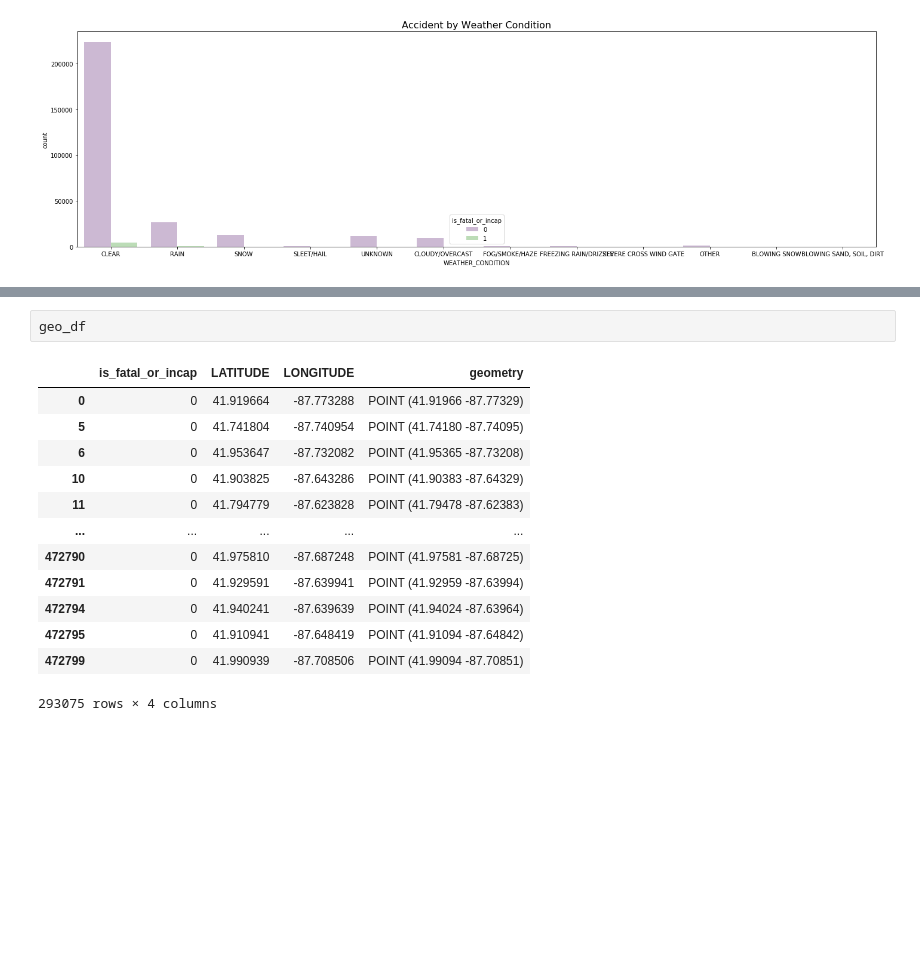
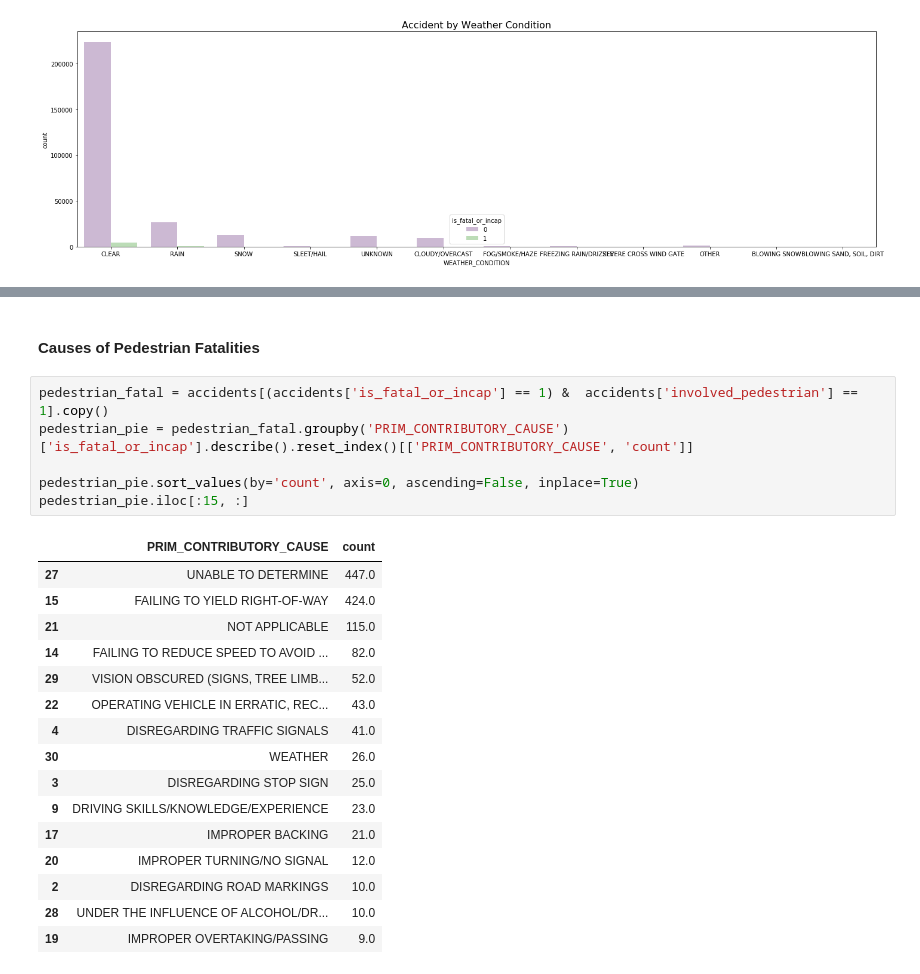
Before and after one commit to Morgan-Sell/chicago-traffic-safety, a Jupyter notebook: eda_feature_engineer.ipynb, the cells around one changed output, grey strips where cells are left out. Drawn from its saved outputs; the diff is of its cells as text; blank space fills up the shorter version.

```diff
--- a/eda_feature_engineer.ipynb
+++ b/eda_feature_engineer.ipynb
@@ -383,16 +370,25 @@ plt.legend(prop={'size':15});
-# %%
-geo_df
-# %% [output]
-|  | is_fatal_or_incap | LATITUDE | LONGITUDE | geometry |
-| 0 | 0 | 41.919664 | -87.773288 | POINT (41.91966 -87.77329) |
-| 5 | 0 | 41.741804 | -87.740954 | POINT (41.74180 -87.74095) |
-| 6 | 0 | 41.953647 | -87.732082 | POINT (41.95365 -87.73208) |
-| 10 | 0 | 41.903825 | -87.643286 | POINT (41.90383 -87.64329) |
-| 11 | 0 | 41.794779 | -87.623828 | POINT (41.79478 -87.62383) |
-| ... | ... | ... | ... | ... |
-| 472790 | 0 | 41.975810 | -87.687248 | POINT (41.97581 -87.68725) |
-| 472791 | 0 | 41.929591 | -87.639941 | POINT (41.92959 -87.63994) |
-| 472794 | 0 | 41.940241 | -87.639639 | POINT (41.94024 -87.63964) |
-| 472795 | 0 | 41.910941 | -87.648419 | POINT (41.91094 -87.64842) |
-| 472799 | 0 | 41.990939 | -87.708506 | POINT (41.99094 -87.70851) |
-293075 rows × 4 columns
+# %% [markdown]
+#### Causes of Pedestrian Fatalities
+# %%
+pedestrian_fatal = accidents[(accidents['is_fatal_or_incap'] == 1) &  accidents['involved_pedestrian'] == 1].copy()
+pedestrian_pie = pedestrian_fatal.groupby('PRIM_CONTRIBUTORY_CAUSE')['is_fatal_or_incap'].describe().reset_index()[['PRIM_CONTRIBUTORY_CAUSE', 'count']]
+
+pedestrian_pie.sort_values(by='count', axis=0, ascending=False, inplace=True)
+pedestrian_pie.iloc[:15, :]
+# %% [output]
+|  | PRIM_CONTRIBUTORY_CAUSE | count |
+| 27 | UNABLE TO DETERMINE | 447.0 |
+| 15 | FAILING TO YIELD RIGHT-OF-WAY | 424.0 |
+| 21 | NOT APPLICABLE | 115.0 |
+| 14 | FAILING TO REDUCE SPEED TO AVOID ... | 82.0 |
+| 29 | VISION OBSCURED (SIGNS, TREE LIMB... | 52.0 |
+| 22 | OPERATING VEHICLE IN ERRATIC, REC... | 43.0 |
+| 4 | DISREGARDING TRAFFIC SIGNALS | 41.0 |
+| 30 | WEATHER | 26.0 |
+| 3 | DISREGARDING STOP SIGN | 25.0 |
+| 9 | DRIVING SKILLS/KNOWLEDGE/EXPERIENCE | 23.0 |
+| 17 | IMPROPER BACKING | 21.0 |
+| 20 | IMPROPER TURNING/NO SIGNAL | 12.0 |
+| 2 | DISREGARDING ROAD MARKINGS | 10.0 |
+| 28 | UNDER THE INFLUENCE OF ALCOHOL/DR... | 10.0 |
+| 19 | IMPROPER OVERTAKING/PASSING | 9.0 |
```
Also changed, not shown: parts of 9 cells of this notebook.
